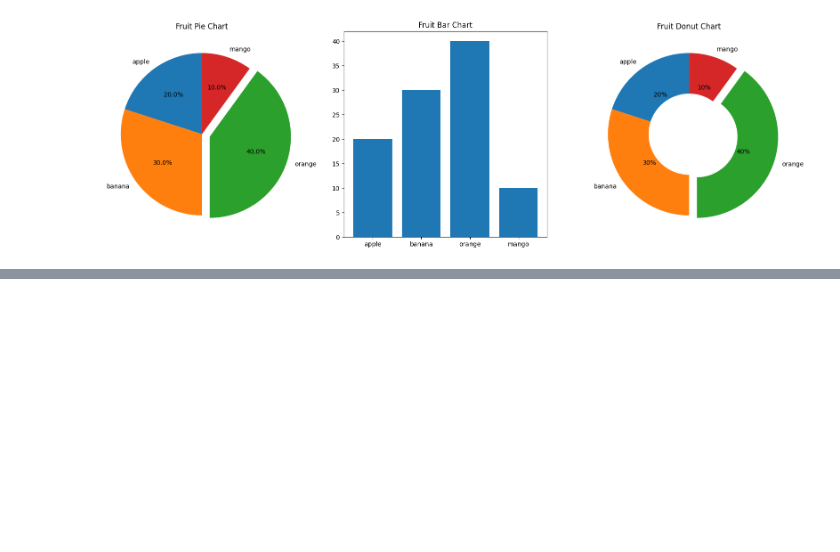
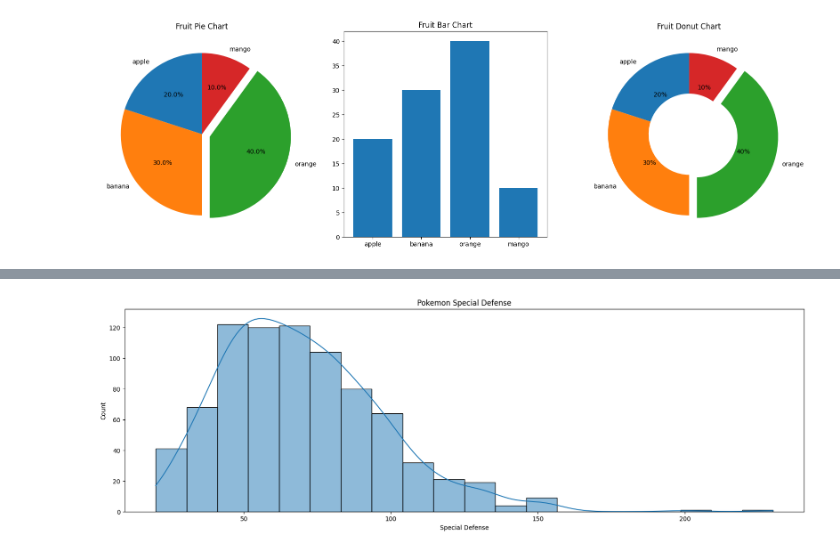
Before and after one commit to kisyular/data-visualization, a Jupyter notebook: Intro-Data-Visualization.ipynb, the cells around one changed output, grey strips where cells are left out. Saved outputs shown, nothing was run; the diff lists cells and outputs as text; code cells hidden in the pictures; blank space fills up the shorter version.

```diff
--- a/Intro-Data-Visualization.ipynb
+++ b/Intro-Data-Visualization.ipynb
@@ -509,0 +546,11 @@ ax3.pie(df['count'], labels=df['fruits'], explode=explode, autopct='%1.0f%%', sh
+# %%
+# Using pokemon dataframe, plot a histogram of the 'special-defense' column using the seaborn library displot function
+plt.figure(figsize=(20,6))
+# Set the title to 'Pokemon Special Defense'
+plt.title('Pokemon Special Defense')
+# Plot the histogram
+sb.histplot(pokemon['special-defense'], kde=True, bins=20)
+plt.xlabel('Special Defense')
+plt.ylabel('Count');
+# %% [output]
+[figure, added]
```
Also changed, not shown: parts of 3 cells of this notebook.
